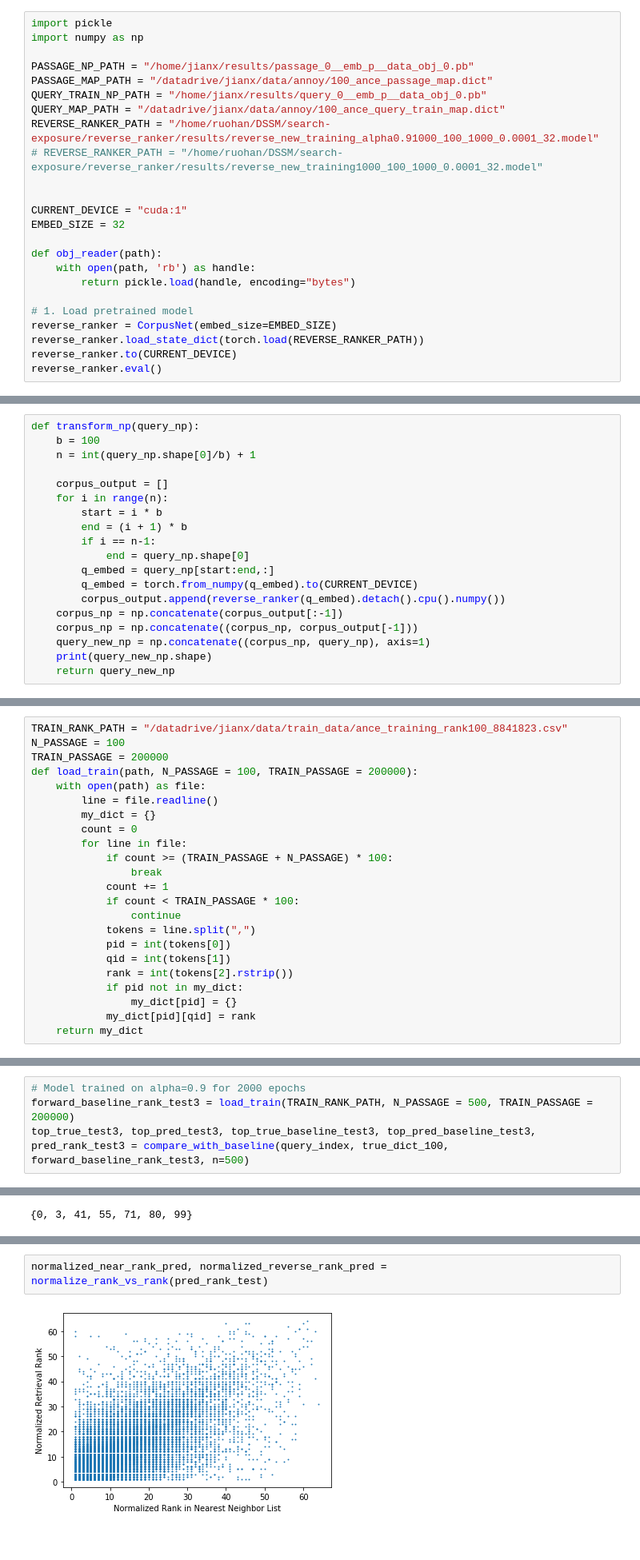
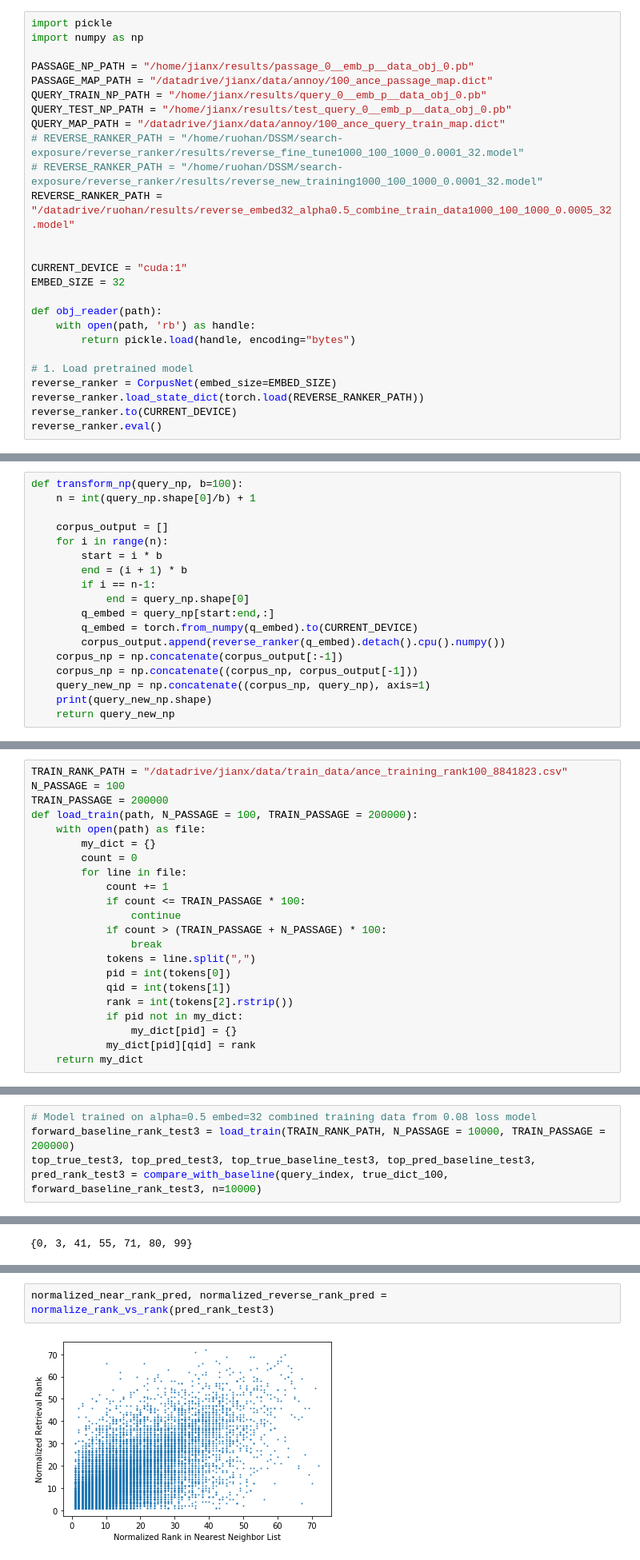
Before and after one commit to Chipxiang/search-exposure, a Jupyter notebook: reverse_ranker/evaluate_reverse_ranker.ipynb, the cells around one changed output, grey strips where cells are left out. Shown: that part at 80% size. Cells and saved outputs as stored; diff of their text form.

Commit message:
Update some experiments results.

```diff
--- a/reverse_ranker/evaluate_reverse_ranker.ipynb
+++ b/reverse_ranker/evaluate_reverse_ranker.ipynb
@@ -46,9 +46,11 @@ import numpy as np
 PASSAGE_NP_PATH = "/home/jianx/results/passage_0__emb_p__data_obj_0.pb"
 PASSAGE_MAP_PATH = "/datadrive/jianx/data/annoy/100_ance_passage_map.dict"
 QUERY_TRAIN_NP_PATH = "/home/jianx/results/query_0__emb_p__data_obj_0.pb"
+QUERY_TEST_NP_PATH = "/home/jianx/results/test_query_0__emb_p__data_obj_0.pb"
 QUERY_MAP_PATH = "/datadrive/jianx/data/annoy/100_ance_query_train_map.dict"
-REVERSE_RANKER_PATH = "/home/ruohan/DSSM/search-exposure/reverse_ranker/results/reverse_new_training_alpha0.91000_100_1000_0.0001_32.model"
+# REVERSE_RANKER_PATH = "/home/ruohan/DSSM/search-exposure/reverse_ranker/results/reverse_fine_tune1000_100_1000_0.0001_32.model"
 # REVERSE_RANKER_PATH = "/home/ruohan/DSSM/search-exposure/reverse_ranker/results/reverse_new_training1000_100_1000_0.0001_32.model"
+REVERSE_RANKER_PATH = "/datadrive/ruohan/results/reverse_embed32_alpha0.5_combine_train_data1000_100_1000_0.0005_32.model"
 
 
 CURRENT_DEVICE = "cuda:1"
@@ -126,8 +130,7 @@ true_dict_100 = load_true_dict(k=100)
 # 3. Compute corpus output from query embeddings
 # 4. Concatenate original embeddings with corpus embeddings
 # %%
-def transform_np(query_np):
-    b = 100
+def transform_np(query_np, b=100):
     n = int(query_np.shape[0]/b) + 1
 
     corpus_output = []
@@ -208,15 +224,14 @@ N_PASSAGE = 100
 TRAIN_PASSAGE = 200000
 def load_train(path, N_PASSAGE = 100, TRAIN_PASSAGE = 200000):
     with open(path) as file:
-        line = file.readline()
         my_dict = {}
         count = 0
         for line in file:
-            if count >= (TRAIN_PASSAGE + N_PASSAGE) * 100:
+            count += 1
+            if count <= TRAIN_PASSAGE * 100:
+                continue
+            if count > (TRAIN_PASSAGE + N_PASSAGE) * 100:
                 break
-            count += 1
-            if count < TRAIN_PASSAGE * 100:
-                continue
             tokens = line.split(",")
             pid = int(tokens[0])
             qid = int(tokens[1])
@@ -280,9 +295,9 @@ top_true_test2, top_pred_test2, top_true_baseline_test2, top_pred_baseline_test2
 New model: 0.8965114839896033
 Baseline model: 0.8510235830711028
 # %%
-# Model trained on alpha=0.9 for 2000 epochs
-forward_baseline_rank_test3 = load_train(TRAIN_RANK_PATH, N_PASSAGE = 500, TRAIN_PASSAGE = 200000)
-top_true_test3, top_pred_test3, top_true_baseline_test3, top_pred_baseline_test3, pred_rank_test3 = compare_with_baseline(query_index, true_dict_100, forward_baseline_rank_test3, n=500)
+# Model trained on alpha=0.5 embed=32 combined training data from 0.08 loss model
+forward_baseline_rank_test3 = load_train(TRAIN_RANK_PATH, N_PASSAGE = 10000, TRAIN_PASSAGE = 200000)
+top_true_test3, top_pred_test3, top_true_baseline_test3, top_pred_baseline_test3, pred_rank_test3 = compare_with_baseline(query_index, true_dict_100, forward_baseline_rank_test3, n=10000)
 # %% [output]
 0
 50
@@ -541,7 +635,7 @@ def normalize_rank_vs_rank(pred_dict):
     plt.show()
     return near_rank, reverse_rank
 # %%
-normalized_near_rank_pred, normalized_reverse_rank_pred = normalize_rank_vs_rank(pred_rank_test)
+normalized_near_rank_pred, normalized_reverse_rank_pred = normalize_rank_vs_rank(pred_rank_test3)
 # %% [output]
-[figure, old version]
+[figure, new version]
 # %%
```
Also changed, not shown: parts of 37 cells of this notebook, 2 other files.
